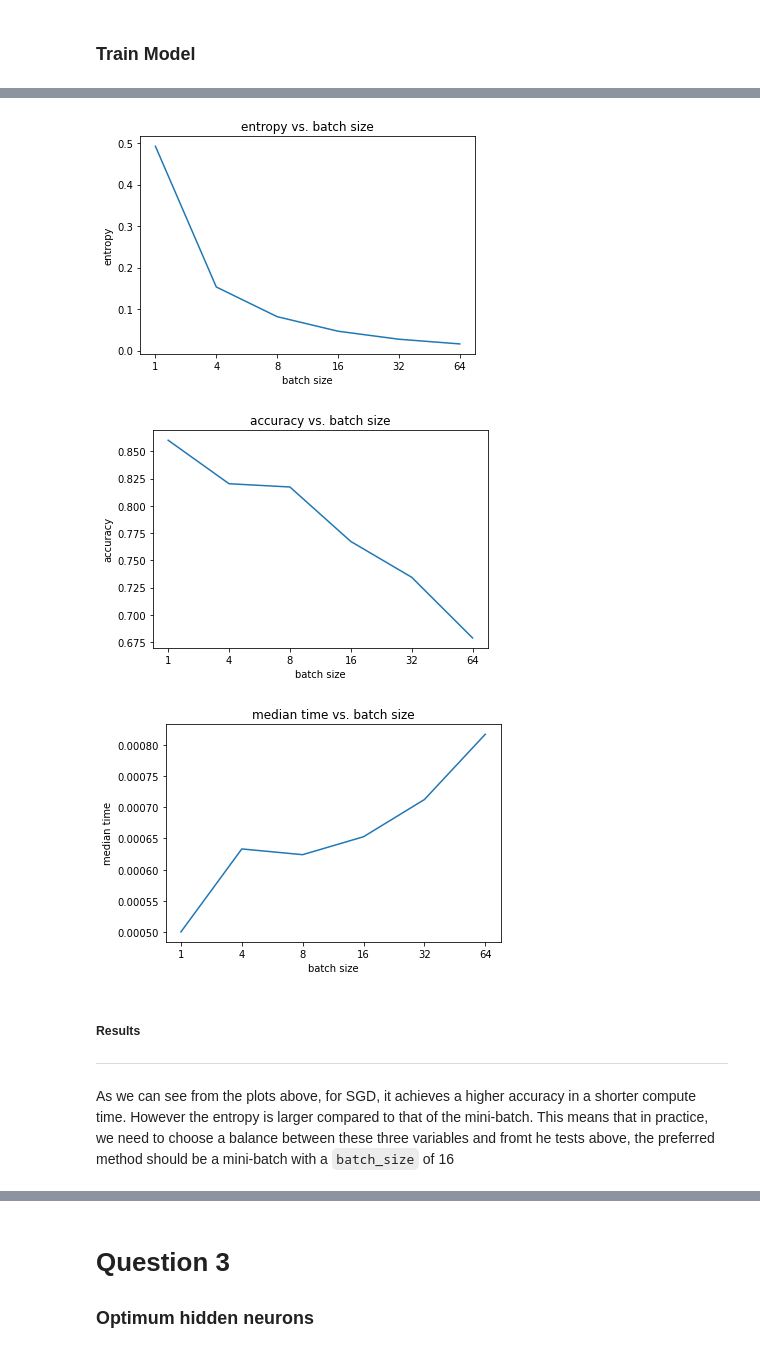
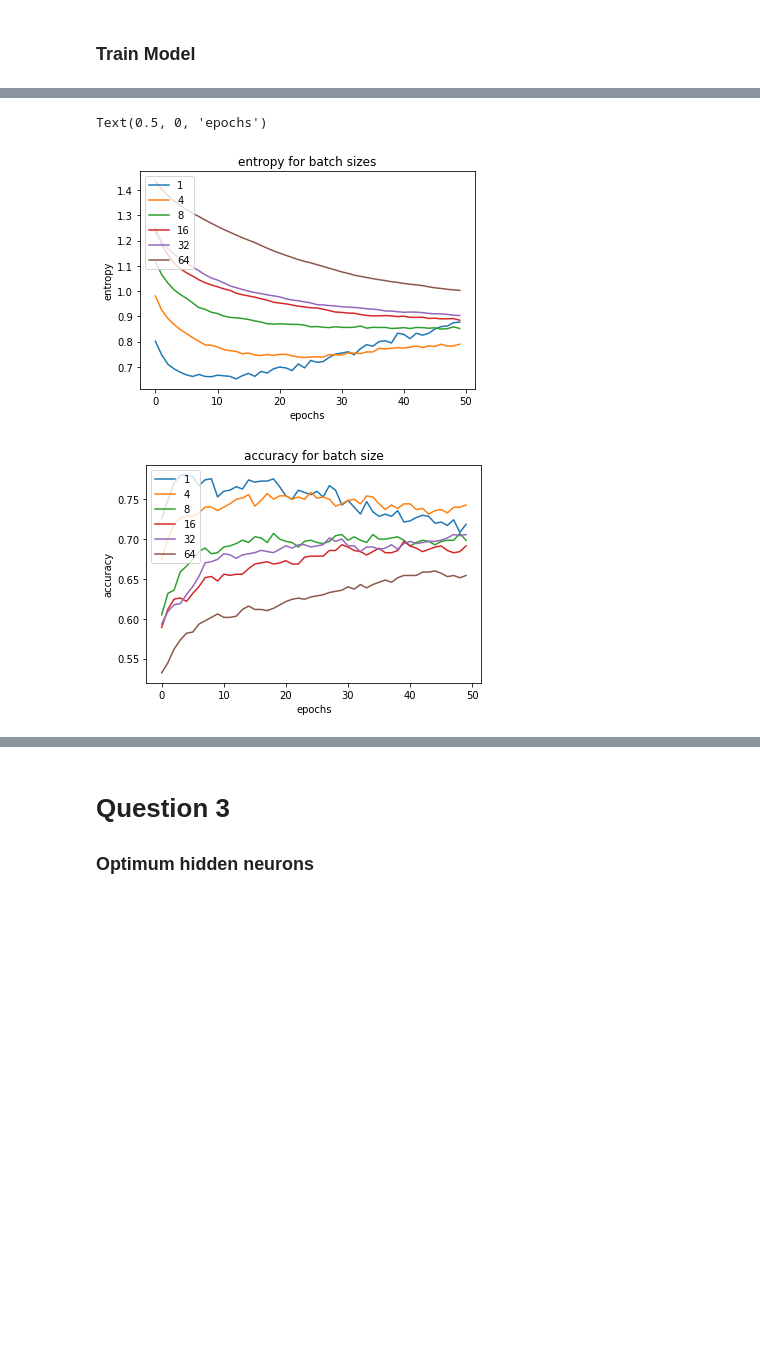
Before and after one commit to majulahsingapuri/CZ4042-NNDL, a Jupyter notebook: start_1a.ipynb, the cells around one changed output, grey strips where cells are left out. Cells and saved outputs as stored; diff of their text form; code cells hidden in the pictures; blank space fills up the shorter version.

```diff
--- a/start_1a.ipynb
+++ b/start_1a.ipynb
@@ -134,13 +142,5 @@ As for the loss, we can see that there is a point of diminishing returns after r
 # %%
 batch_sizes = [1, 4, 8, 16, 32, 64]
-
-class TimingCallback(Callback):
-    def __init__(self, logs={}):
-        self.times = []
-    def on_train_batch_begin(self, batch, logs={}):
-        self.starttime = time.time()
-    def on_train_batch_end(self, batch, logs={}):
-        self.times.append(time.time() - self.starttime)
 
 def train(batch_size):
     model = Sequential([
@@ -164,21 +164,20 @@ def train(batch_size):
         history = model.fit(X_train[train_index], y_train[train_index],
                            batch_size=batch_size,
                            epochs=50,
-                           verbose=1,
+                           verbose=0,
                            callbacks=[call_back],
                            use_multiprocessing=False,
                            validation_data=(X_train[test_index], y_train[test_index]))
 
-        entropies.append(min(history.history['val_loss'])/batch_size)
-        accuracies.append(max(history.history['val_accuracy']))
+        entropies.append(history.history['val_loss'])
+        accuracies.append(history.history['val_accuracy'])
         avg_times.append(sum(call_back.times)/len(call_back.times))
 
-    avg_times.sort()
-    return np.array([
-        sum(entropies)/splits,
-        sum(accuracies)/splits,
-        avg_times[splits // 2]
-    ])
+    return [
+        np.mean(np.array(entropies), axis=0),
+        np.mean(np.array(accuracies), axis=0),
+        np.median(avg_times)
+    ]
 # %%
 entropies=[]
 accuracies=[]
@@ -189,33 +188,23 @@ for batch in batch_sizes:
     entropies.append(entropy)
     accuracies.append(accuracy)
     avg_times.append(avg_time)
-# %%
-plt.figure(1)
-plt.plot(range(len(batch_sizes)), entropies)
-plt.xticks(range(len(batch_sizes)), batch_sizes)
-plt.title('entropy vs. batch size')
-plt.ylabel('entropy')
-plt.xlabel('batch size')
-
-plt.figure(2)
-plt.plot(range(len(batch_sizes)), accuracies)
-plt.xticks(range(len(batch_sizes)), batch_sizes)
-plt.title('accuracy vs. batch size')
-plt.ylabel('accuracy')
-plt.xlabel('batch size')
-
-plt.figure(3)
-plt.plot(range(len(batch_sizes)), avg_times)
-plt.xticks(range(len(batch_sizes)), batch_sizes)
-plt.title('median time vs. batch size')
-plt.ylabel('median time')
-plt.xlabel('batch size')
-plt.show()
-# %% [output]
-[figure, removed]
-[figure, removed]
-[figure, removed]
-# %% [markdown]
-##### Results
----
-As we can see from the plots above, for SGD, it achieves a higher accuracy in a shorter compute time. However the entropy is larger compared to that of the mini-batch. This means that in practice, we need to choose a balance between these three variables and fromt he tests above, the preferred method should be a mini-batch with a `batch_size` of 16
+# %%
+plt.figure(1)
+for entropy in entropies:
+    plt.plot(entropy)
+plt.title('entropy for batch sizes')
+plt.legend(batch_sizes, loc='upper left')
+plt.ylabel('entropy')
+plt.xlabel('epochs')
+
+plt.figure(2)
+for accuracy in accuracies:
+    plt.plot(accuracy)
+plt.title('accuracy for batch size')
+plt.legend(batch_sizes, loc='upper left')
+plt.ylabel('accuracy')
+plt.xlabel('epochs')
+# %% [output]
+Text(0.5, 0, 'epochs')
+[figure, added]
+[figure, added]
```
Also changed, not shown: parts of 22 cells of this notebook, 3 other files.
